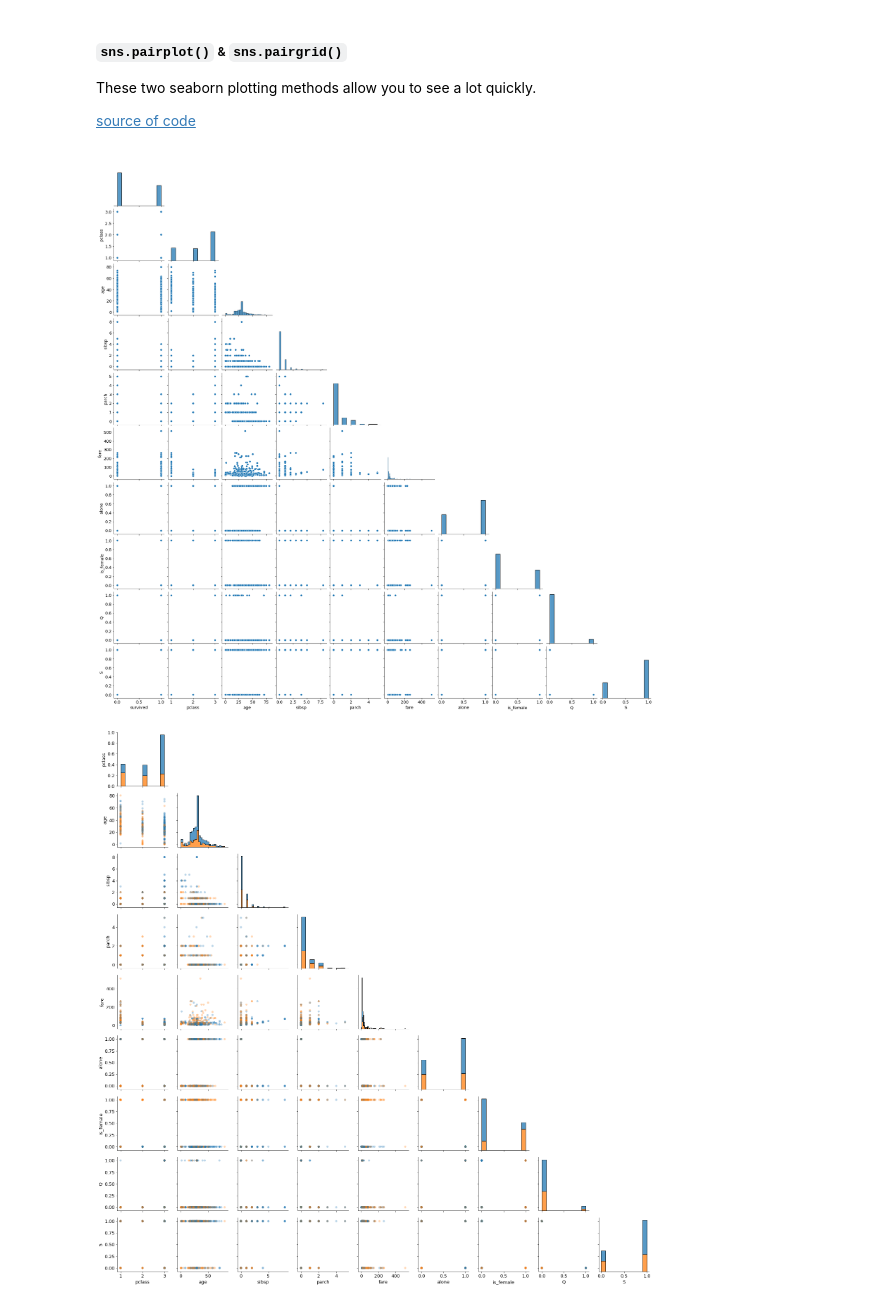
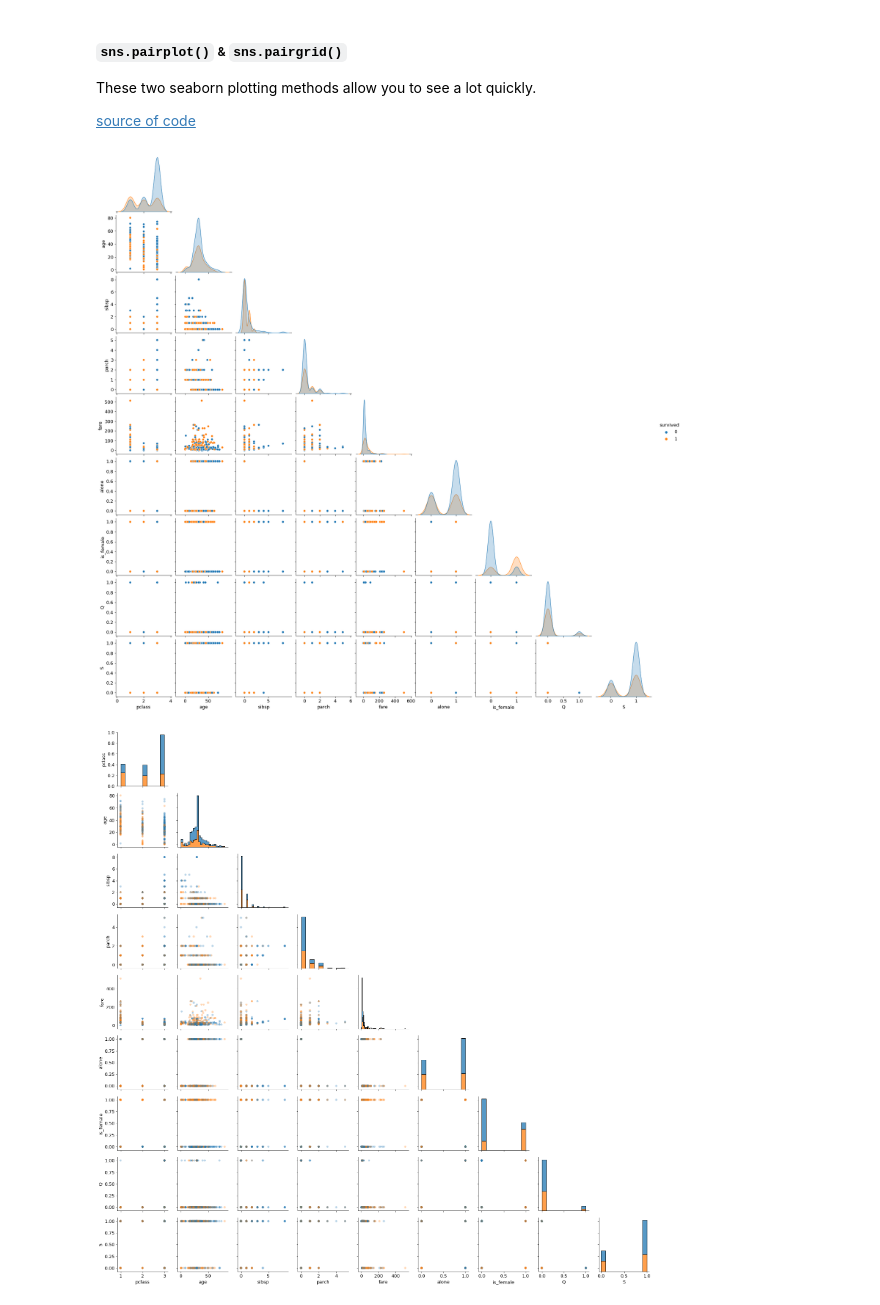
Before and after one commit to faithkane3/e_classification, a Jupyter notebook: classification_acquire_to_explore_review.ipynb, the cells around one changed output. Saved outputs shown, nothing was run; the diff lists cells and outputs as text; code cells hidden in the pictures.

Commit message:
Commit hue to pairplot

```diff
--- a/classification_acquire_to_explore_review.ipynb
+++ b/classification_acquire_to_explore_review.ipynb
@@ -987,11 +987,11 @@ These two seaborn plotting methods allow you to see a lot quickly.
 
 [source of code](https://stackoverflow.com/questions/34087126/plot-lower-triangle-in-a-seaborn-pairgrid)
 # %%
-sns.pairplot(data=train, corner=True)
+sns.pairplot(data=train, corner=True, hue='survived')
 
 plt.show()
 # %% [output]
-[figure, old version]
+[figure, new version]
 # %%
 def hide_current_axis(*args, **kwds):
     plt.gca().set_visible(False)
```
